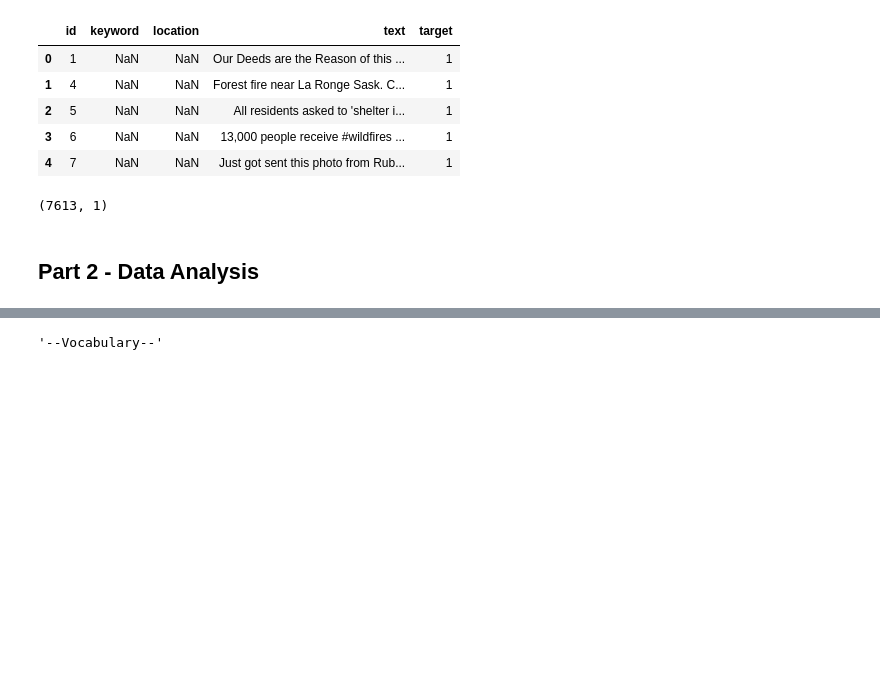
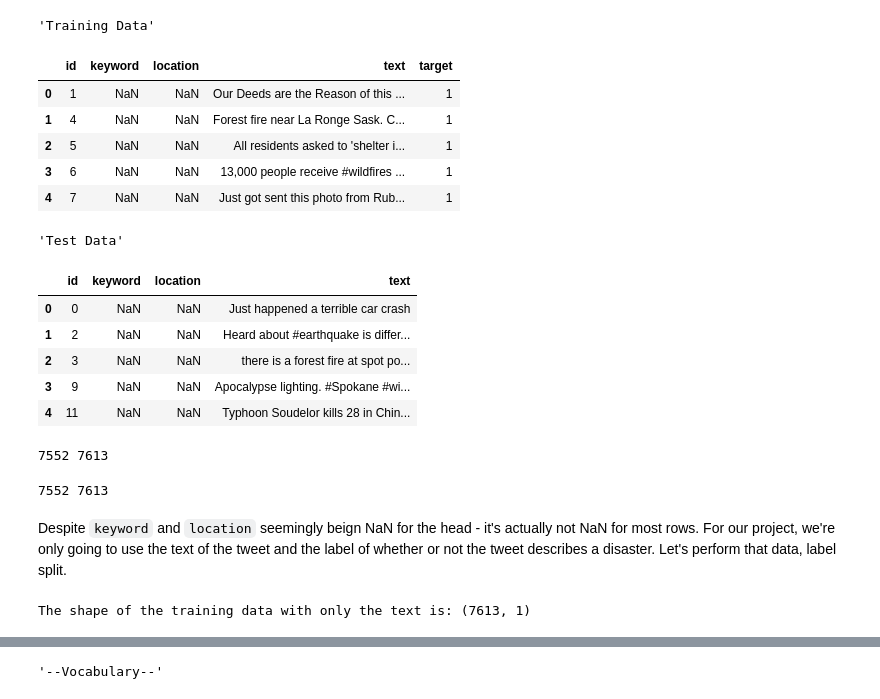
Before and after one commit to DavidUlloa6310/disaster_tweets, a Jupyter notebook: Intro_to_ML_Final_Project.ipynb, the cells around one changed output, grey strips where cells are left out. Saved outputs shown, nothing was run; the diff lists cells and outputs as text; code cells hidden in the pictures; blank space fills up the shorter version.

```diff
--- a/Intro_to_ML_Final_Project.ipynb
+++ b/Intro_to_ML_Final_Project.ipynb
@@ -51,16 +56,44 @@ train.csv           100%[===================>] 964.56K  --.-KB/s    in 0.05s
+# %%
+# Load data with pandas
+train_data = pd.read_csv("./train.csv")
+test_data = pd.read_csv("./test.csv")
+
+display("Training Data", train_data.head())
+display("Test Data", test_data.head())
+# %% [output]
+'Training Data'
+|  | id | keyword | location | text | target |
+| 0 | 1 | NaN | NaN | Our Deeds are the Reason of this ... | 1 |
+| 1 | 4 | NaN | NaN | Forest fire near La Ronge Sask. C... | 1 |
+| 2 | 5 | NaN | NaN | All residents asked to 'shelter i... | 1 |
+| 3 | 6 | NaN | NaN | 13,000 people receive #wildfires ... | 1 |
+| 4 | 7 | NaN | NaN | Just got sent this photo from Rub... | 1 |
+'Test Data'
+|  | id | keyword | location | text |
+| 0 | 0 | NaN | NaN | Just happened a terrible car crash |
+| 1 | 2 | NaN | NaN | Heard about #earthquake is differ... |
+| 2 | 3 | NaN | NaN | there is a forest fire at spot po... |
+| 3 | 9 | NaN | NaN | Apocalypse lighting. #Spokane #wi... |
+| 4 | 11 | NaN | NaN | Typhoon Soudelor kills 28 in Chin... |
+# %%
+none_null = train_data['keyword'].dropna(inplace = False)
+print(len(none_null), len(train_data))
+# %% [output]
+7552 7613
+# %%
+none_null = train_data['keyword'].dropna(inplace = False)
+print(len(none_null), len(train_data))
+# %% [output]
+7552 7613
+# %% [markdown]
+Despite `keyword` and `location` seemingly beign NaN for the head - it's actually not NaN for most rows. For our project, we're only going to use the text of the tweet and the label of whether or not the tweet describes a disaster. Let's perform that data, label split.
 # %%
-# Load data with pandas
-train_data = pd.read_csv("./train.csv")
-test_data = pd.read_csv("./test.csv")
-
-display(train_data.head())
-
 complete_x = np.array(train_data[["text"]])
 complete_y = np.array(train_data[["target"]])
 
 # Get Shape
 shape = complete_x.shape
-print(shape)
+print(f"The shape of the training data with only the text is: {shape}")
 
 # Create a vector of indices and shuffle them
 indices = np.arange(shape[0])
@@ -77,12 +110,4 @@ train_Y = complete_y[train_indices]
 val_X = complete_x[val_indices]
 val_Y = complete_y[val_indices]
 # %% [output]
-|  | id | keyword | location | text | target |
-| 0 | 1 | NaN | NaN | Our Deeds are the Reason of this ... | 1 |
-| 1 | 4 | NaN | NaN | Forest fire near La Ronge Sask. C... | 1 |
-| 2 | 5 | NaN | NaN | All residents asked to 'shelter i... | 1 |
-| 3 | 6 | NaN | NaN | 13,000 people receive #wildfires ... | 1 |
-| 4 | 7 | NaN | NaN | Just got sent this photo from Rub... | 1 |
-(7613, 1)
+The shape of the training data with only the text is: (7613, 1)
-# %% [markdown]
-## Part 2 - Data Analysis
```
Also changed, not shown: parts of 30 cells of this notebook.
